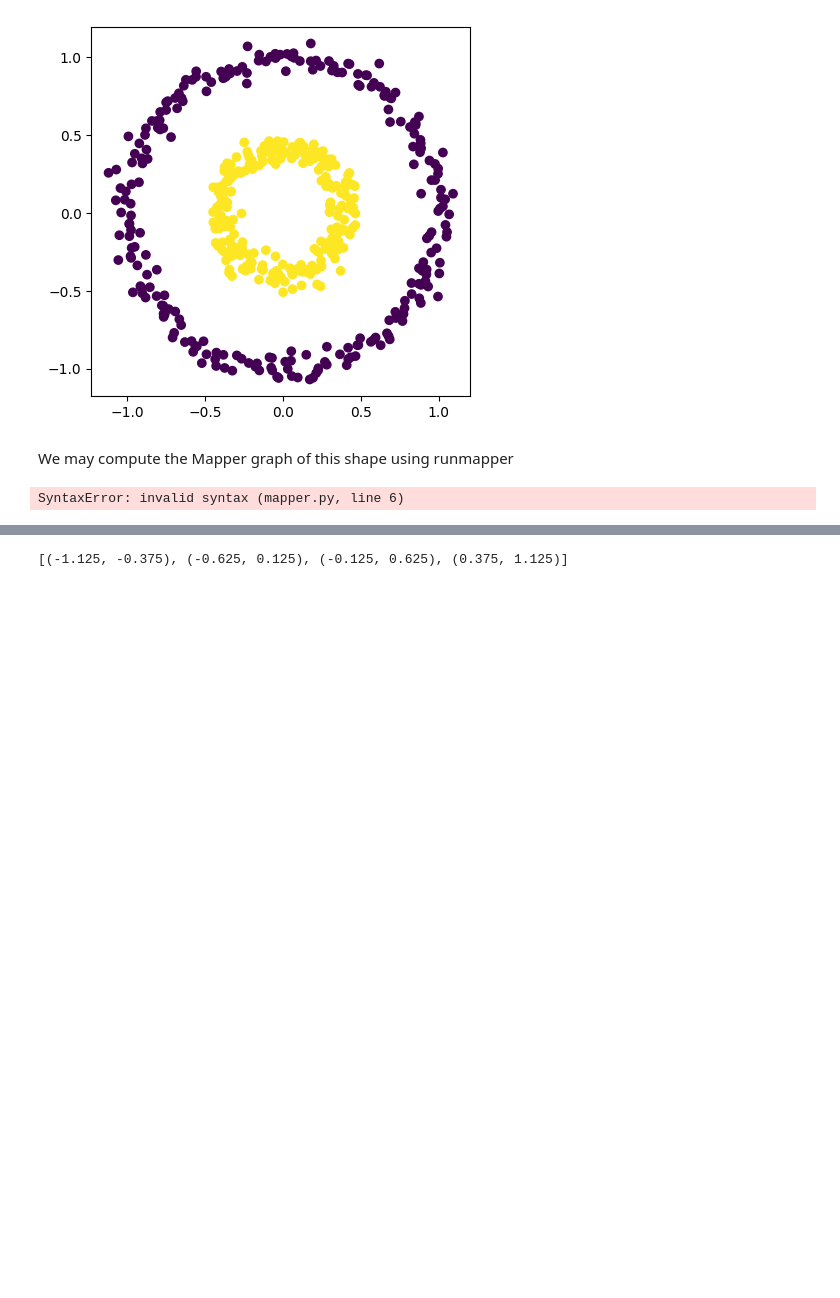
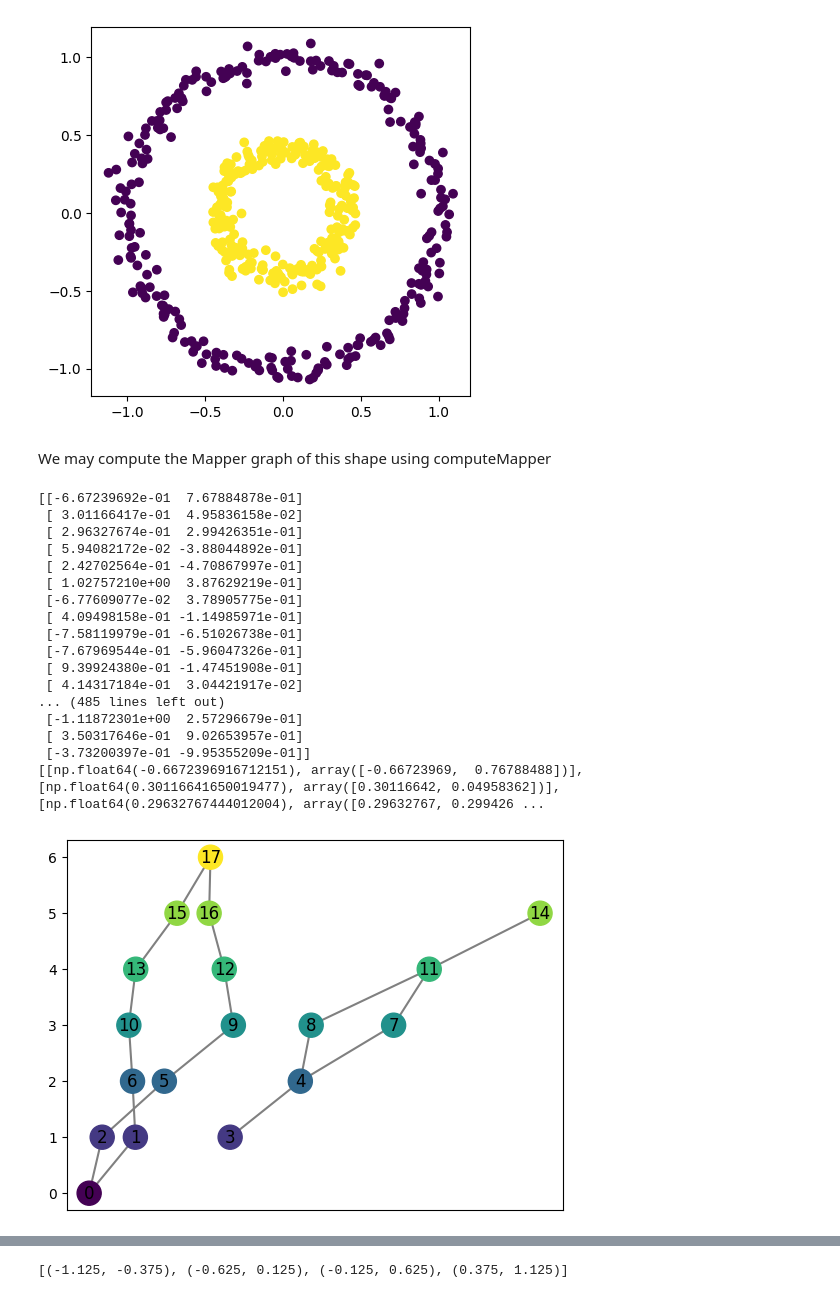
Before and after one commit to MunchLab/ceREEBerus, a Jupyter notebook: cereeberus/compute_mapper.ipynb, the cells around one changed output, grey strips where cells are left out. Cells and saved outputs as stored; diff of their text form; code cells hidden in the pictures; blank space fills up the shorter version.

Commit message:
fixed trivial clustering

```diff
--- a/cereeberus/compute_mapper.ipynb
+++ b/cereeberus/compute_mapper.ipynb
@@ -23,17 +16,36 @@ plt.axis('scaled');
 # %% [output]
 [figure]
 # %% [markdown]
-We may compute the Mapper graph of this shape using runmapper
+We may compute the Mapper graph of this shape using computeMapper
 # %%
-from cereeberus import MapperGraph
-from cereeberus import computeMapper
+from cereeberus import MapperGraph, computeMapper, cover
+import numpy as np
 
 
 import sklearn
 
+print(data)
+
 graph = MapperGraph()
-graph = runmapper(pointcloud, [0], MapperGraph.cover(min=-1, max=1, numcovers=7, percentoverlap=.4), sklearn.cluster.DBSCAN(min_samples=2,eps=0.3).fit)
+graph = computeMapper(data, (lambda a : a[0]), cover(min=-1, max=1, numcovers=7, percentoverlap=.5), sklearn.cluster.DBSCAN(min_samples=2,eps=0.3).fit)
 graph.draw()
 # %% [output]
-SyntaxError: invalid syntax (mapper.py, line 6)
+[[-6.67239692e-01  7.67884878e-01]
+ [ 3.01166417e-01  4.95836158e-02]
+ [ 2.96327674e-01  2.99426351e-01]
+ [ 5.94082172e-02 -3.88044892e-01]
+ [ 2.42702564e-01 -4.70867997e-01]
+ [ 1.02757210e+00  3.87629219e-01]
+ [-6.77609077e-02  3.78905775e-01]
+ [ 4.09498158e-01 -1.14985971e-01]
+ [-7.58119979e-01 -6.51026738e-01]
+ [-7.67969544e-01 -5.96047326e-01]
+ [ 9.39924380e-01 -1.47451908e-01]
+ [ 4.14317184e-01  3.04421917e-02]
+... (485 lines left out)
+ [-1.11872301e+00  2.57296679e-01]
+ [ 3.50317646e-01  9.02653957e-01]
+ [-3.73200397e-01 -9.95355209e-01]]
+[[np.float64(-0.6672396916712151), array([-0.66723969,  0.76788488])], [np.float64(0.30116641650019477), array([0.30116642, 0.04958362])], [np.float64(0.29632767444012004), array([0.29632767, 0.299426 ...
+[figure, added]
 # %% [markdown]
```
Also changed, not shown: parts of 19 cells of this notebook, 1 other file.
